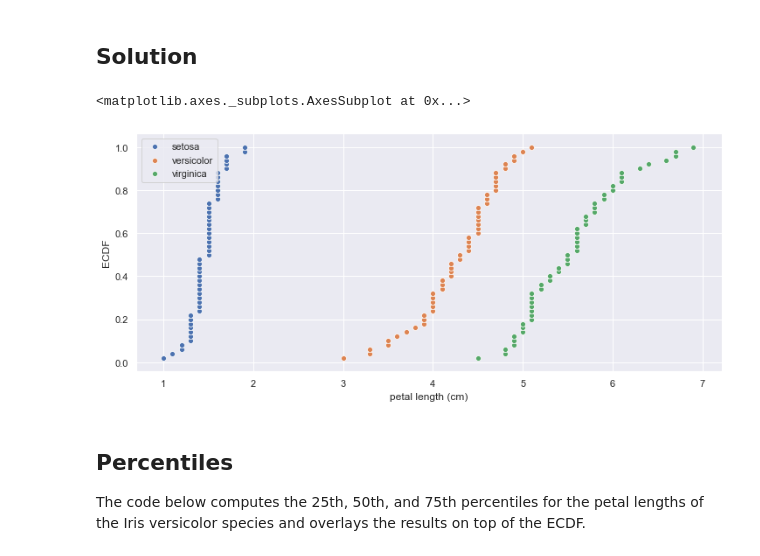
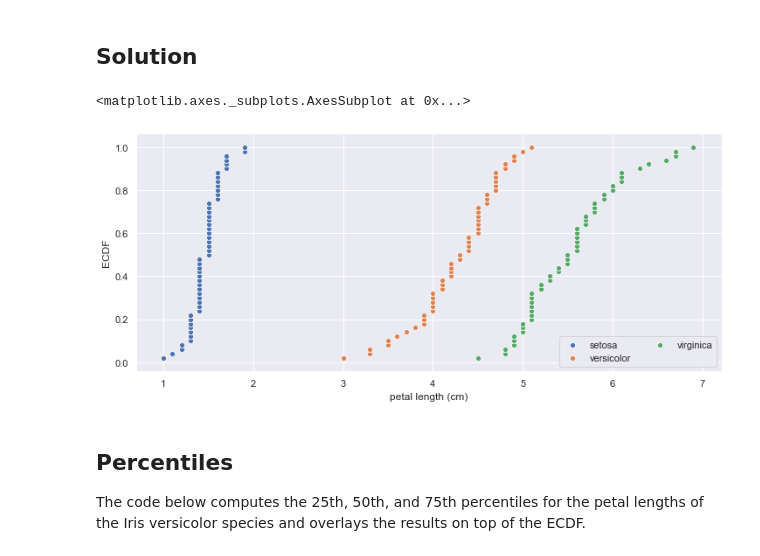
Before and after one commit to AdamCorbinFAUPhD/CAP5768-Intro-to-Data-Science, a Jupyter notebook: assignment_3/CAP5768_Assignment3_Corbin_Adam.ipynb, the cells around one changed output. Saved outputs shown, nothing was run; the diff lists cells and outputs as text; code cells hidden in the pictures.

```diff
--- a/assignment_3/CAP5768_Assignment3_Corbin_Adam.ipynb
+++ b/assignment_3/CAP5768_Assignment3_Corbin_Adam.ipynb
@@ -225,35 +226,35 @@ Your plot should look like this:
 # %%
 setosa_petal_length = iris[iris.species == 'setosa'].petal_length
 virginica_petal_length = iris[iris.species == 'virginica'].petal_length
 def generate_ecdf_graphs():
 
     plt.figure(figsize=(12,5))
     _ecdf = ecdf(setosa_petal_length)
     x = _ecdf[0]
     y = _ecdf[1]
     ax = sns.scatterplot(x=x, y=y)
 
     ecdf_versicolor = ecdf(versicolor_petal_length)
     x = ecdf_versicolor[0]
     y = ecdf_versicolor[1]
 
     ax = sns.scatterplot(x=x, y=y)
 
     _ecdf = ecdf(virginica_petal_length)
     x = _ecdf[0]
     y = _ecdf[1]
     ax = sns.scatterplot(x=x, y=y)
 
 
-    ax.legend(labels=['setosa', 'versicolor',"virginica"])
+    ax.legend(labels=['setosa', 'versicolor',"virginica"],ncol=2)
     ax.set_ylabel("ECDF")
     ax.set_xlabel("petal length (cm)")
     return ax
 ax = generate_ecdf_graphs()
 ax
 # %% [output]
 <matplotlib.axes._subplots.AxesSubplot at 0x...>
-[figure, old version]
+[figure, new version]
 # %% [markdown]
 ## Percentiles
 
```
Also changed, not shown: parts of 3 cells of this notebook.
